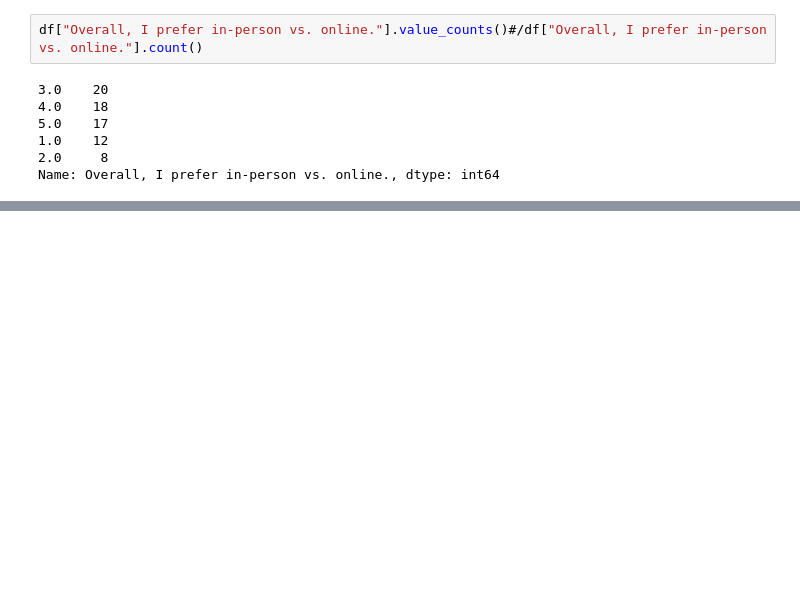
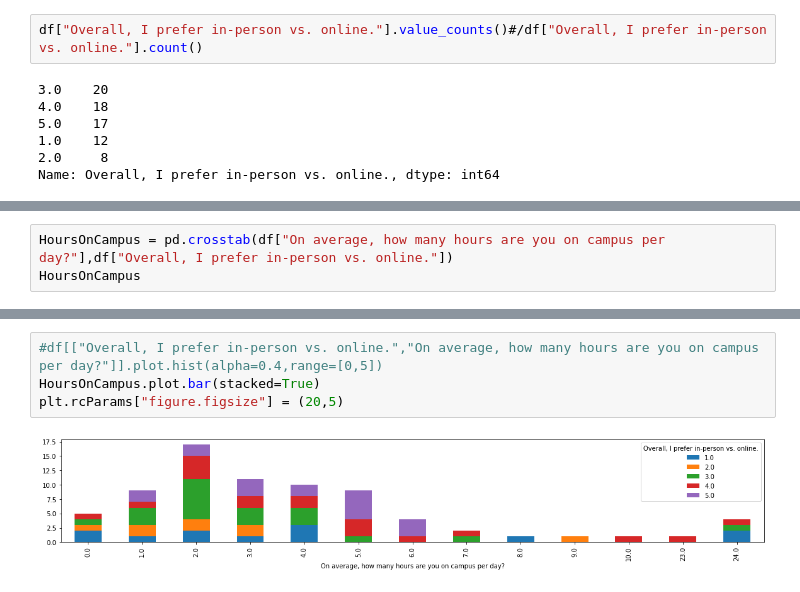
Before and after one commit to rgiron1/CS-105_miniproject, a Jupyter notebook: MiniProject.ipynb, the cells around one changed output, grey strips where cells are left out. Drawn from its saved outputs; the diff is of its cells as text; blank space fills up the shorter version.

```diff
--- a/MiniProject.ipynb
+++ b/MiniProject.ipynb
@@ -117,0 +137,3 @@ df[["Verbal activities (discussions, reading aloud, etc.) help with my learning.
+# %%
+HoursOnCampus = pd.crosstab(df["On average, how many hours are you on campus per day?"],df["Overall, I prefer in-person vs. online."])
+HoursOnCampus
@@ -117,0 +156,6 @@ df[["Verbal activities (discussions, reading aloud, etc.) help with my learning.
+# %%
+#df[["Overall, I prefer in-person vs. online.","On average, how many hours are you on campus per day?"]].plot.hist(alpha=0.4,range=[0,5])
+HoursOnCampus.plot.bar(stacked=True)
+plt.rcParams["figure.figsize"] = (20,5)
+# %% [output]
+[figure, added]
```
Also changed, not shown: parts of 13 cells of this notebook, 1 other file.
